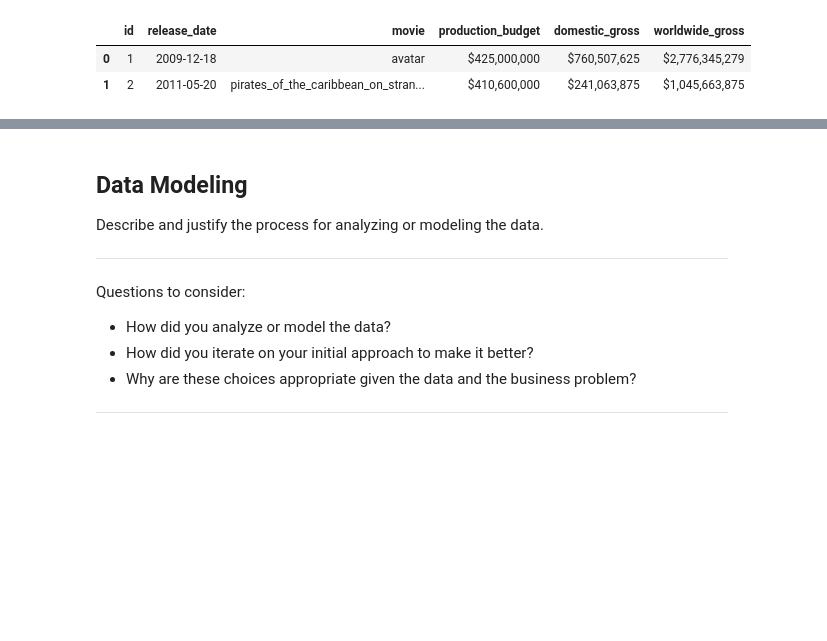
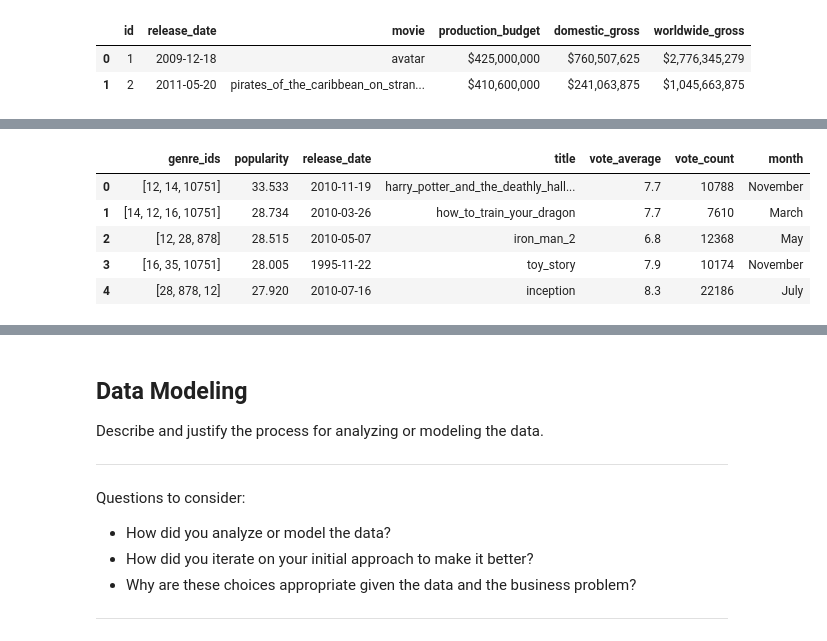
Before and after one commit to alexiskedo/Analyzing-Film-Production-Data, a Jupyter notebook: dsc-phase1-project-template.ipynb, the cells around one changed output, grey strips where cells are left out. Drawn from its saved outputs; the diff is of its cells as text; code cells hidden in the pictures; blank space fills up the shorter version.

```diff
--- a/dsc-phase1-project-template.ipynb
+++ b/dsc-phase1-project-template.ipynb
@@ -335,0 +323,43 @@ moviedb_movies.head(2)
+# %%
+# Change datatype of ['month'] column to string
+clean_moviedb['month'] = clean_moviedb['month'].astype('str')
+
+# Enumerate to replace values in ['month'] with names of months
+
+for i, element in enumerate(clean_moviedb['month']):
+    if element == '1':
+        clean_moviedb['month'][i] = 'January'
+        # intakes.at[i, 'age_upon_intake_unit'] = 365
+    elif element == '2':
+        clean_moviedb['month'][i] = 'February'
+    elif '3' in element:
+        clean_moviedb['month'][i] = 'March'
+    elif '4' in element:
+        clean_moviedb['month'][i] = 'April'
+    elif '5' in element:
+        clean_moviedb['month'][i] = 'May'
+        # intakes.at[i, 'age_upon_intake_unit'] = 365
+    elif '6' in element:
+        clean_moviedb['month'][i] = 'June'
+    elif '7' in element:
+        clean_moviedb['month'][i] = 'July'
+    elif '8' in element:
+        clean_moviedb['month'][i] = 'August'
+    elif '9' in element:
+        clean_moviedb['month'][i] = 'September'
+        # intakes.at[i, 'age_upon_intake_unit'] = 365
+    elif '10' in element:
+        clean_moviedb['month'][i] = 'October'
+    elif '11' in element:
+        clean_moviedb['month'][i] = 'November'
+    elif '12' in element:
+        clean_moviedb['month'][i] = 'December'
+
+clean_moviedb.head()
+# %% [output]
+|  | genre_ids | popularity | release_date | title | vote_average | vote_count | month |
+| 0 | [12, 14, 10751] | 33.533 | 2010-11-19 | harry_potter_and_the_deathly_hall... | 7.7 | 10788 | November |
+| 1 | [14, 12, 16, 10751] | 28.734 | 2010-03-26 | how_to_train_your_dragon | 7.7 | 7610 | March |
+| 2 | [12, 28, 878] | 28.515 | 2010-05-07 | iron_man_2 | 6.8 | 12368 | May |
+| 3 | [16, 35, 10751] | 28.005 | 1995-11-22 | toy_story | 7.9 | 10174 | November |
+| 4 | [28, 878, 12] | 27.920 | 2010-07-16 | inception | 8.3 | 22186 | July |
```
Also changed, not shown: parts of 27 cells of this notebook.
